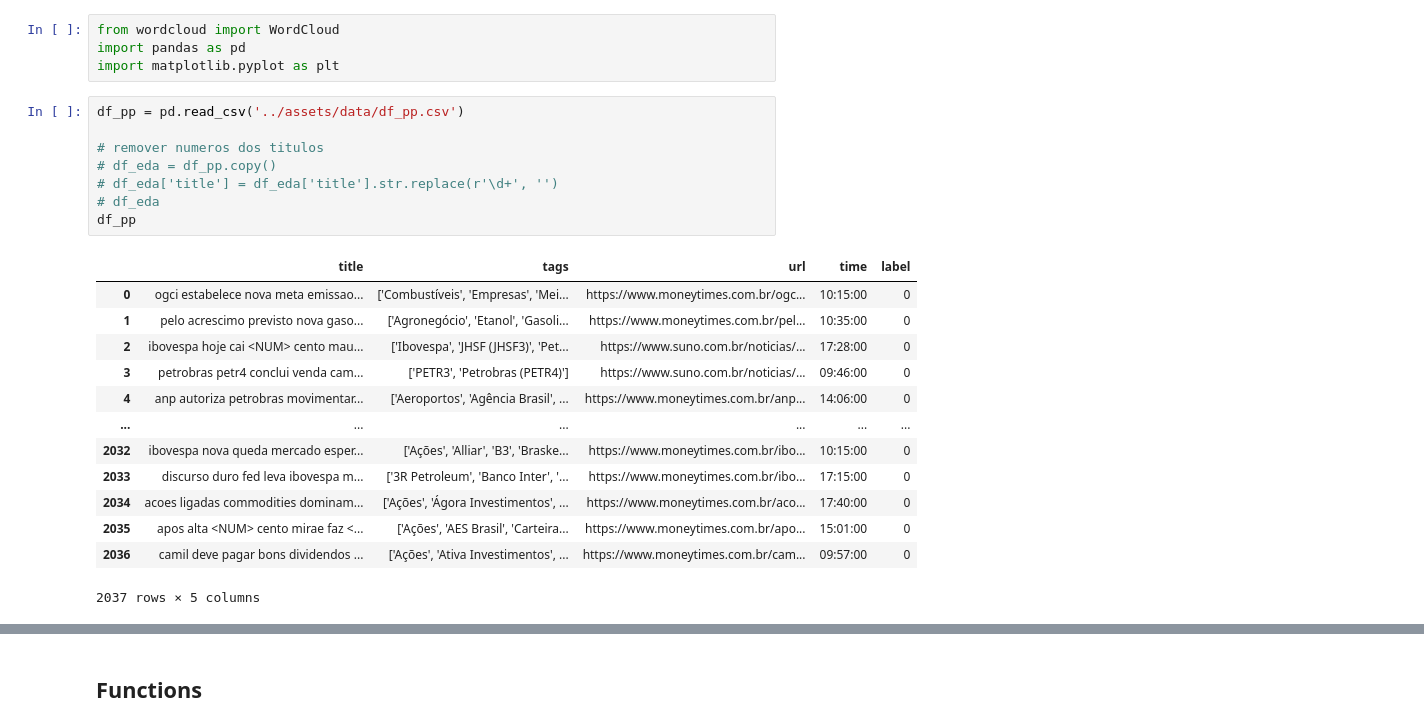
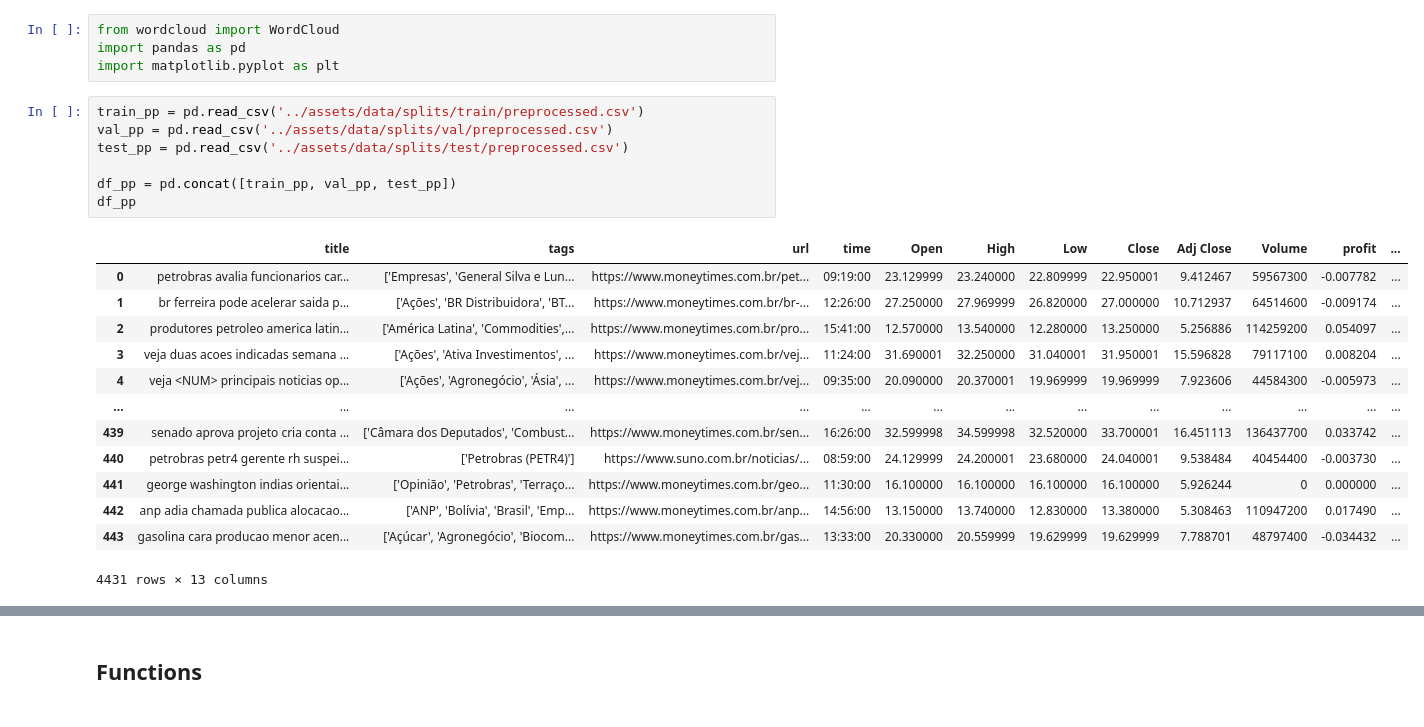
Before and after one commit to guico3lho/TCC_stock_price, a Jupyter notebook: pipeline/eda.ipynb, the cells around one changed output, grey strips where cells are left out. Drawn from its saved outputs; the diff is of its cells as text.

```diff
--- a/pipeline/eda.ipynb
+++ b/pipeline/eda.ipynb
@@ -4,27 +4,26 @@
 from wordcloud import WordCloud
 import pandas as pd
 import matplotlib.pyplot as plt
-# %%
-df_pp = pd.read_csv('../assets/data/df_pp.csv')
-
-# remover numeros dos titulos
-# df_eda = df_pp.copy()
-# df_eda['title'] = df_eda['title'].str.replace(r'\d+', '')
-# df_eda
-df_pp
-# %% [output]
-|  | title | tags | url | time | label |
-| 0 | ogci estabelece nova meta emissao... | ['Combustíveis', 'Empresas', 'Mei... | https://www.moneytimes.com.br/ogc... | 10:15:00 | 0 |
-| 1 | pelo acrescimo previsto nova gaso... | ['Agronegócio', 'Etanol', 'Gasoli... | https://www.moneytimes.com.br/pel... | 10:35:00 | 0 |
-| 2 | ibovespa hoje cai <NUM> cento mau... | ['Ibovespa', 'JHSF (JHSF3)', 'Pet... | https://www.suno.com.br/noticias/... | 17:28:00 | 0 |
-| 3 | petrobras petr4 conclui venda cam... | ['PETR3', 'Petrobras (PETR4)'] | https://www.suno.com.br/noticias/... | 09:46:00 | 0 |
-| 4 | anp autoriza petrobras movimentar... | ['Aeroportos', 'Agência Brasil', ... | https://www.moneytimes.com.br/anp... | 14:06:00 | 0 |
-| ... | ... | ... | ... | ... | ... |
-| 2032 | ibovespa nova queda mercado esper... | ['Ações', 'Alliar', 'B3', 'Braske... | https://www.moneytimes.com.br/ibo... | 10:15:00 | 0 |
-| 2033 | discurso duro fed leva ibovespa m... | ['3R Petroleum', 'Banco Inter', '... | https://www.moneytimes.com.br/ibo... | 17:15:00 | 0 |
-| 2034 | acoes ligadas commodities dominam... | ['Ações', 'Ágora Investimentos', ... | https://www.moneytimes.com.br/aco... | 17:40:00 | 0 |
-| 2035 | apos alta <NUM> cento mirae faz <... | ['Ações', 'AES Brasil', 'Carteira... | https://www.moneytimes.com.br/apo... | 15:01:00 | 0 |
-| 2036 | camil deve pagar bons dividendos ... | ['Ações', 'Ativa Investimentos', ... | https://www.moneytimes.com.br/cam... | 09:57:00 | 0 |
-2037 rows × 5 columns
+# %%
+train_pp = pd.read_csv('../assets/data/splits/train/preprocessed.csv')
+val_pp = pd.read_csv('../assets/data/splits/val/preprocessed.csv')
+test_pp = pd.read_csv('../assets/data/splits/test/preprocessed.csv')
+
+df_pp = pd.concat([train_pp, val_pp, test_pp])
+df_pp
+# %% [output]
+|  | title | tags | url | time | Open | High | Low | Close | Adj Close | Volume | profit | ... |
+| 0 | petrobras avalia funcionarios car... | ['Empresas', 'General Silva e Lun... | https://www.moneytimes.com.br/pet... | 09:19:00 | 23.129999 | 23.240000 | 22.809999 | 22.950001 | 9.412467 | 59567300 | -0.007782 | ... |
+| 1 | br ferreira pode acelerar saida p... | ['Ações', 'BR Distribuidora', 'BT... | https://www.moneytimes.com.br/br-... | 12:26:00 | 27.250000 | 27.969999 | 26.820000 | 27.000000 | 10.712937 | 64514600 | -0.009174 | ... |
+| 2 | produtores petroleo america latin... | ['América Latina', 'Commodities',... | https://www.moneytimes.com.br/pro... | 15:41:00 | 12.570000 | 13.540000 | 12.280000 | 13.250000 | 5.256886 | 114259200 | 0.054097 | ... |
+| 3 | veja duas acoes indicadas semana ... | ['Ações', 'Ativa Investimentos', ... | https://www.moneytimes.com.br/vej... | 11:24:00 | 31.690001 | 32.250000 | 31.040001 | 31.950001 | 15.596828 | 79117100 | 0.008204 | ... |
+| 4 | veja <NUM> principais noticias op... | ['Ações', 'Agronegócio', 'Ásia', ... | https://www.moneytimes.com.br/vej... | 09:35:00 | 20.090000 | 20.370001 | 19.969999 | 19.969999 | 7.923606 | 44584300 | -0.005973 | ... |
+| ... | ... | ... | ... | ... | ... | ... | ... | ... | ... | ... | ... | ... |
+| 439 | senado aprova projeto cria conta ... | ['Câmara dos Deputados', 'Combust... | https://www.moneytimes.com.br/sen... | 16:26:00 | 32.599998 | 34.599998 | 32.520000 | 33.700001 | 16.451113 | 136437700 | 0.033742 | ... |
+| 440 | petrobras petr4 gerente rh suspei... | ['Petrobras (PETR4)'] | https://www.suno.com.br/noticias/... | 08:59:00 | 24.129999 | 24.200001 | 23.680000 | 24.040001 | 9.538484 | 40454400 | -0.003730 | ... |
+| 441 | george washington indias orientai... | ['Opinião', 'Petrobras', 'Terraço... | https://www.moneytimes.com.br/geo... | 11:30:00 | 16.100000 | 16.100000 | 16.100000 | 16.100000 | 5.926244 | 0 | 0.000000 | ... |
+| 442 | anp adia chamada publica alocacao... | ['ANP', 'Bolívia', 'Brasil', 'Emp... | https://www.moneytimes.com.br/anp... | 14:56:00 | 13.150000 | 13.740000 | 12.830000 | 13.380000 | 5.308463 | 110947200 | 0.017490 | ... |
+| 443 | gasolina cara producao menor acen... | ['Açúcar', 'Agronegócio', 'Biocom... | https://www.moneytimes.com.br/gas... | 13:33:00 | 20.330000 | 20.559999 | 19.629999 | 19.629999 | 7.788701 | 48797400 | -0.034432 | ... |
+4431 rows × 13 columns
 # %%
 desceu = df_pp.loc[df_pp['label'] == 0]
```
Also changed, not shown: parts of 11 cells of this notebook, 31 other files.
